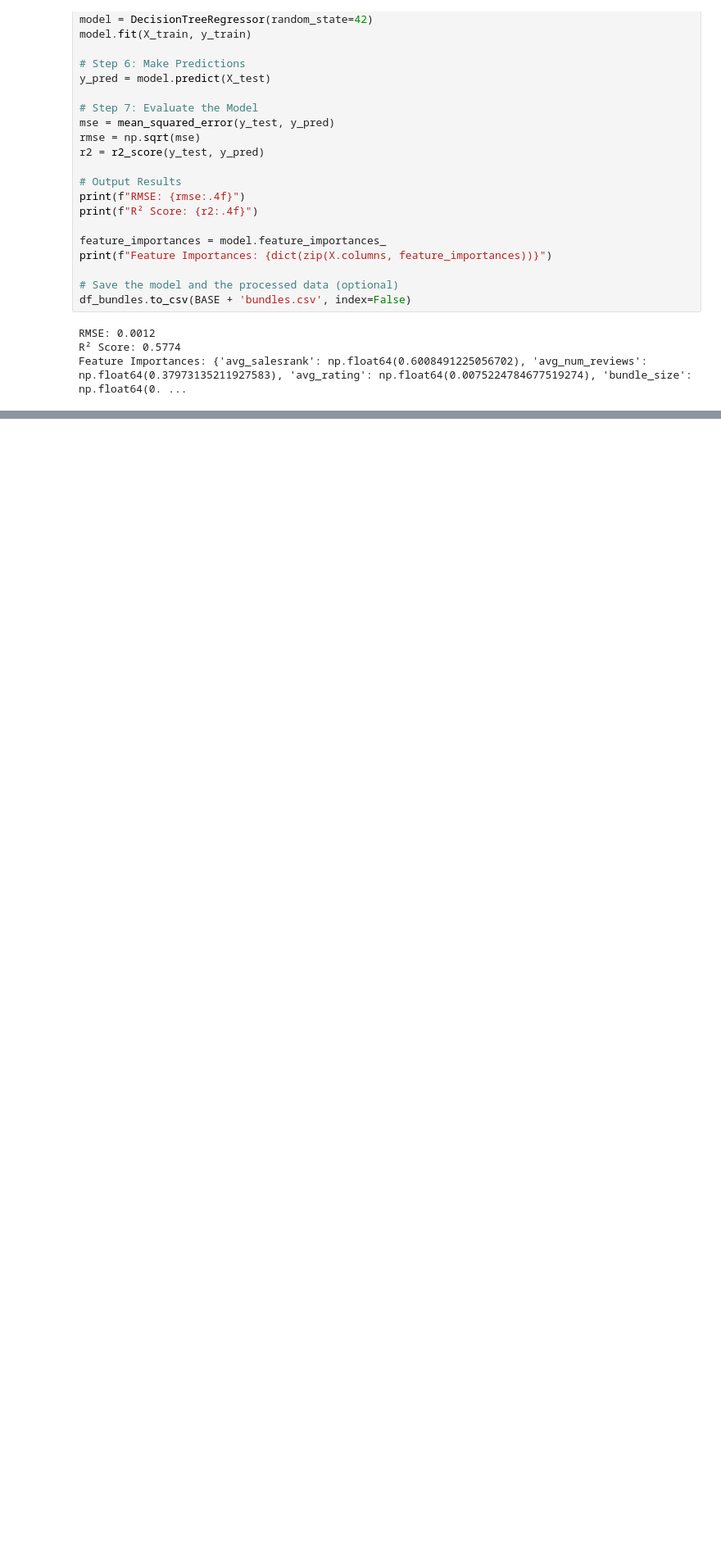
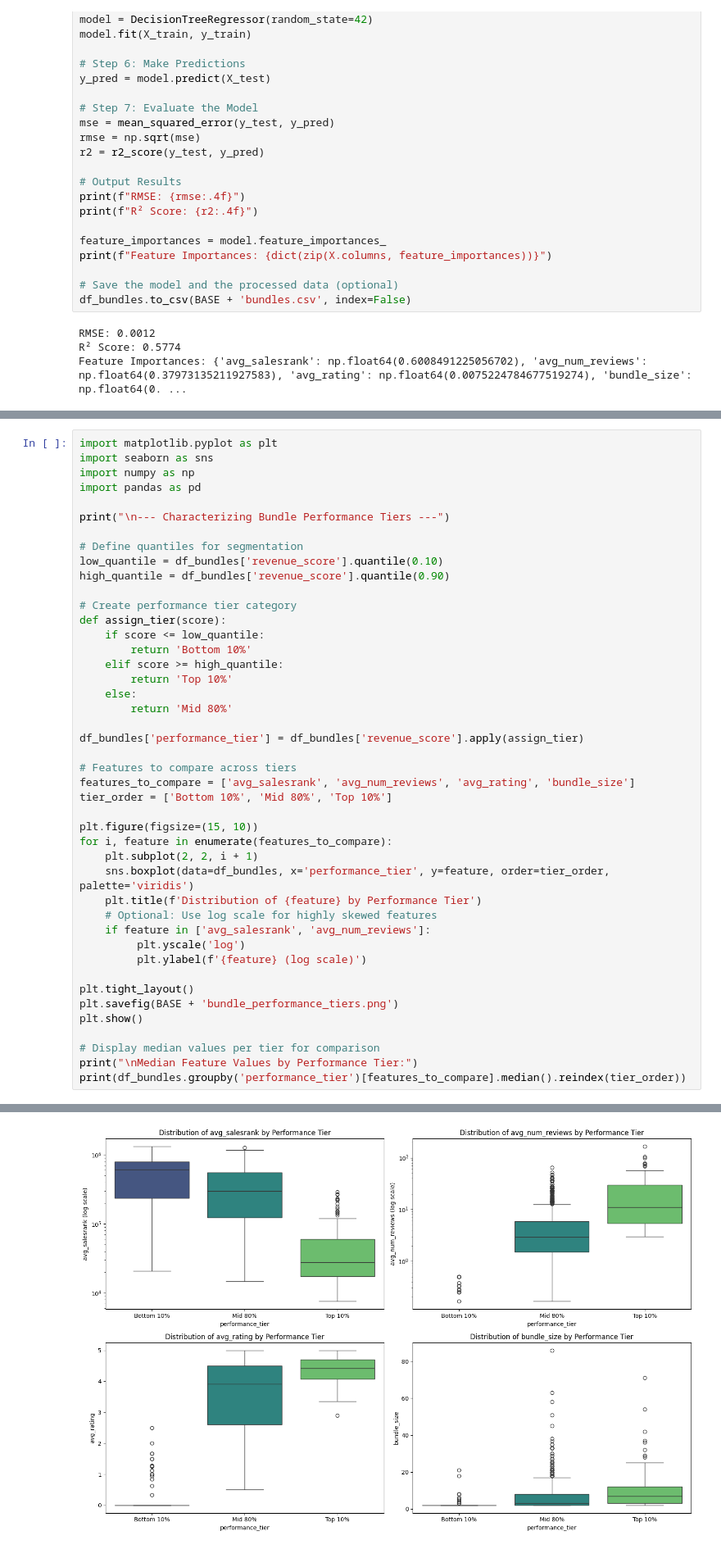
Before and after one commit to kartik-01/smart-inventory-recommender, a Jupyter notebook: notebooks/bundle_mining_and_prediction.ipynb, the cells around one changed output, grey strips where cells are left out. Shown at 82% size. Saved outputs shown, nothing was run; the diff lists cells and outputs as text; blank space fills up the shorter version.

Commit message:
adding more findings based on bundle mining

```diff
--- a/notebooks/bundle_mining_and_prediction.ipynb
+++ b/notebooks/bundle_mining_and_prediction.ipynb
@@ -221 +221,46 @@ Products:
  - Sharpe: Collection Set 1
+# %%
+import matplotlib.pyplot as plt
+import seaborn as sns
+import numpy as np
+import pandas as pd
+
+print("\n--- Characterizing Bundle Performance Tiers ---")
+
+# Define quantiles for segmentation
+low_quantile = df_bundles['revenue_score'].quantile(0.10)
+high_quantile = df_bundles['revenue_score'].quantile(0.90)
+
+# Create performance tier category
+def assign_tier(score):
+    if score <= low_quantile:
+        return 'Bottom 10%'
+    elif score >= high_quantile:
+        return 'Top 10%'
+    else:
+        return 'Mid 80%'
+
+df_bundles['performance_tier'] = df_bundles['revenue_score'].apply(assign_tier)
+
+# Features to compare across tiers
+features_to_compare = ['avg_salesrank', 'avg_num_reviews', 'avg_rating', 'bundle_size']
+tier_order = ['Bottom 10%', 'Mid 80%', 'Top 10%']
+
+plt.figure(figsize=(15, 10))
+for i, feature in enumerate(features_to_compare):
+    plt.subplot(2, 2, i + 1)
+    sns.boxplot(data=df_bundles, x='performance_tier', y=feature, order=tier_order, palette='viridis')
+    plt.title(f'Distribution of {feature} by Performance Tier')
+    # Optional: Use log scale for highly skewed features
+    if feature in ['avg_salesrank', 'avg_num_reviews']:
+         plt.yscale('log')
+         plt.ylabel(f'{feature} (log scale)')
+
+plt.tight_layout()
+plt.savefig(BASE + 'bundle_performance_tiers.png')
+plt.show()
+
+# Display median values per tier for comparison
+print("\nMedian Feature Values by Performance Tier:")
+print(df_bundles.groupby('performance_tier')[features_to_compare].median().reindex(tier_order))
+# %% [output]
@@ -221,0 +283 @@ Products:
+[figure, added]
```
Also changed, not shown: parts of 4 cells of this notebook, 4 other files.
